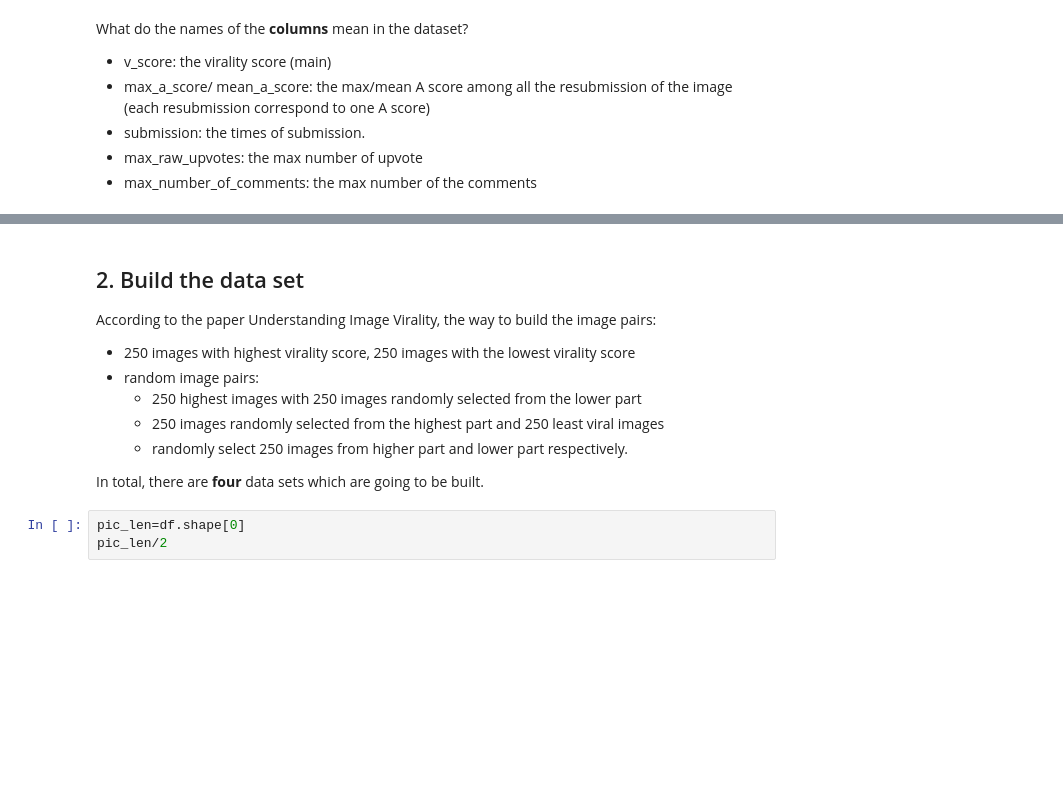
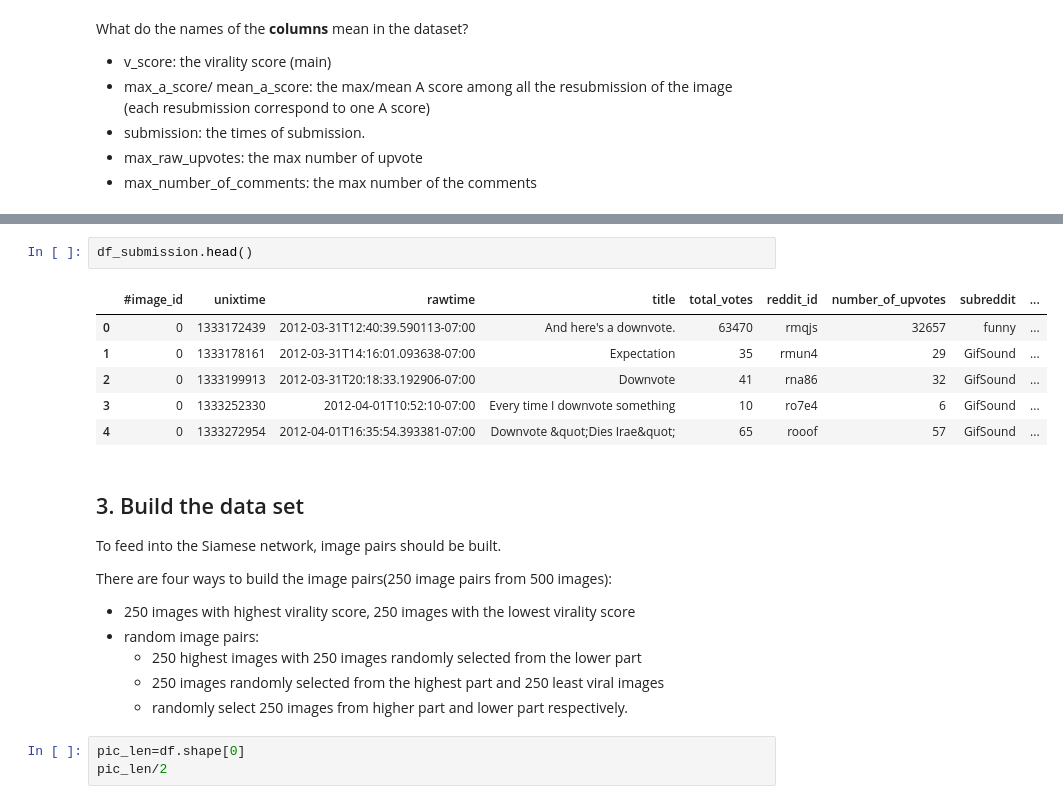
Before and after one commit to ShuoGH/Image-Virality, a Jupyter notebook: EDA & Build_dataset.ipynb, the cells around one changed output, grey strips where cells are left out. Saved outputs shown, nothing was run; the diff lists cells and outputs as text; blank space fills up the shorter version.

```diff
--- a/EDA & Build_dataset.ipynb
+++ b/EDA & Build_dataset.ipynb
@@ -55,14 +107,23 @@ What do the names of the **columns** mean in the dataset?
+# %%
+df_submission.head()
+# %% [output]
+|  | #image_id | unixtime | rawtime | title | total_votes | reddit_id | number_of_upvotes | subreddit | ... |
+| 0 | 0 | 1333172439 | 2012-03-31T12:40:39.590113-07:00 | And here's a downvote. | 63470 | rmqjs | 32657 | funny | ... |
+| 1 | 0 | 1333178161 | 2012-03-31T14:16:01.093638-07:00 | Expectation | 35 | rmun4 | 29 | GifSound | ... |
+| 2 | 0 | 1333199913 | 2012-03-31T20:18:33.192906-07:00 | Downvote | 41 | rna86 | 32 | GifSound | ... |
+| 3 | 0 | 1333252330 | 2012-04-01T10:52:10-07:00 | Every time I downvote something | 10 | ro7e4 | 6 | GifSound | ... |
+| 4 | 0 | 1333272954 | 2012-04-01T16:35:54.393381-07:00 | Downvote &quot;Dies Irae&quot; | 65 | rooof | 57 | GifSound | ... |
 # %% [markdown]
-## 2. Build the data set
+## 3. Build the data set
 
-According to the paper Understanding Image Virality, the way to build the image pairs:
+To feed into the Siamese network, image pairs should be built.
+
+There are four ways to build the image pairs(250 image pairs from 500 images):
 - 250 images with highest virality score, 250 images with the lowest virality score
 - random image pairs:
     - 250 highest images with 250 images randomly selected from the lower part
     - 250 images randomly selected from the highest part and 250 least viral images
     - randomly select 250 images from higher part and lower part respectively.
-
-In total, there are **four** data sets which are going to be built.
 # %%
 pic_len=df.shape[0]
 pic_len/2
```
Also changed, not shown: parts of 11 cells of this notebook, 8 other files.
